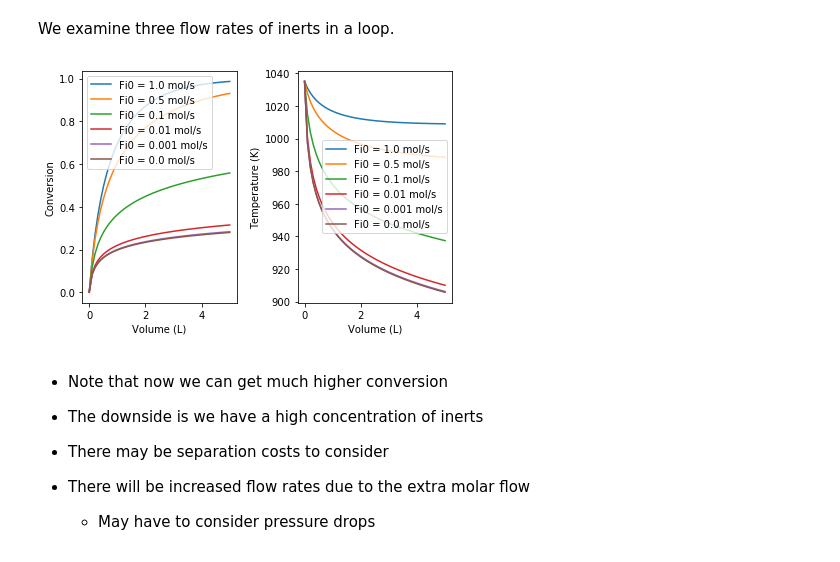
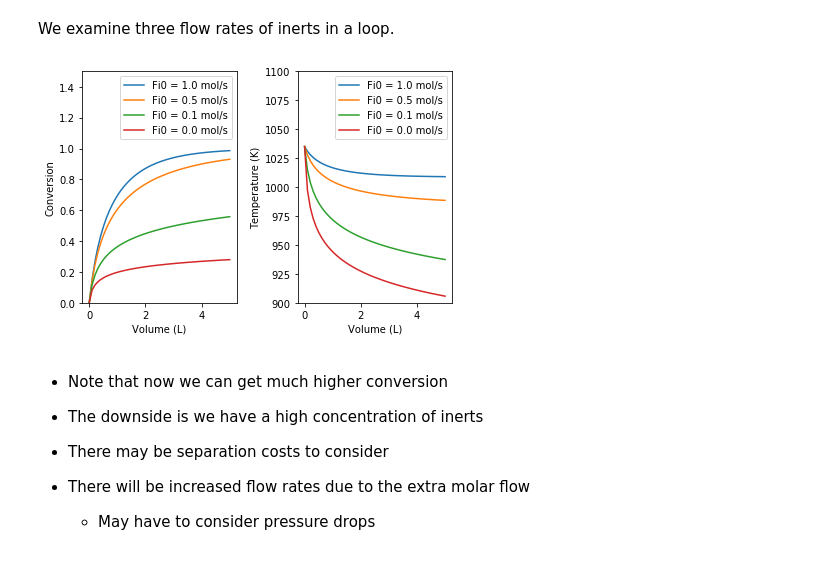
Before and after one commit to jkitchin/s17-06364, a Jupyter notebook: lectures/lectures-18.ipynb, the cells around one changed output. Drawn from its saved outputs; the diff is of its cells as text; code cells hidden in the pictures.

```diff
--- a/lectures/lectures-18.ipynb
+++ b/lectures/lectures-18.ipynb
@@ -154,33 +156,35 @@ Y0 = [Fa0, T0]
 # %% [markdown]
 We examine three flow rates of inerts in a loop.
 # %%
-for i, Fi0 in enumerate([1.0, 0.5, 0.1, 0.01, 0.001, 0.0]):
+for i, Fi0 in enumerate([1.0, 0.5, 0.1, 0.0]):
     sol = odeint(adiabatic_pfr, Y0, Vspan, args=(Fi0,))
 
     Fa = sol[:, 0]
     T = sol[:, 1]
 
     X = ((Fa - Fa0) * (-1) / Fa0)
 
     plt.subplot(1,2,1)
     plt.plot(Vspan, X,  label='Fi0 = {0} mol/s'.format(Fi0))
     plt.xlabel('Volume (L)')
     plt.ylabel('Conversion')
 
     plt.subplot(1,2,2)
     plt.plot(Vspan, T,  label='Fi0 = {0} mol/s'.format(Fi0))
     plt.xlabel('Volume (L)')
     plt.ylabel('Temperature (K)')
 
 plt.subplot(1,2,1)
+plt.ylim([0, 1.5])
 plt.legend(loc='best')
 
 plt.subplot(1,2,2)
+plt.ylim([900, 1100])
 plt.legend(loc='best')
 
 plt.tight_layout()
 # %% [output]
-[figure, old version]
+[figure, new version]
 # %% [markdown]
 -   Note that now we can get much higher conversion
 
```
Also changed, not shown: parts of 12 cells of this notebook, 7 other files.
